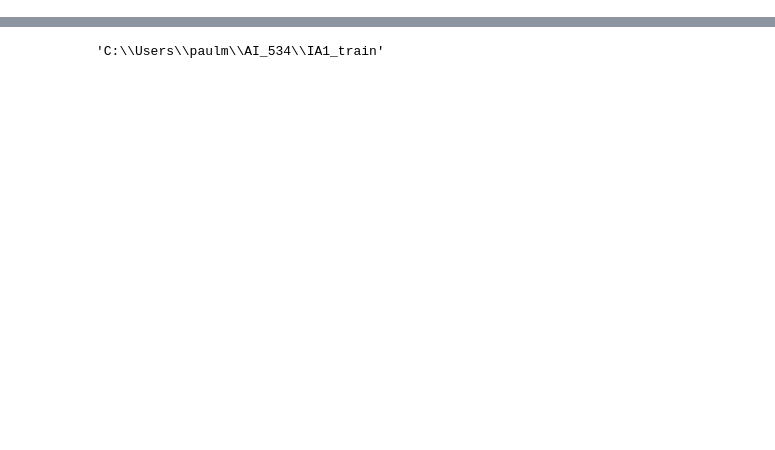
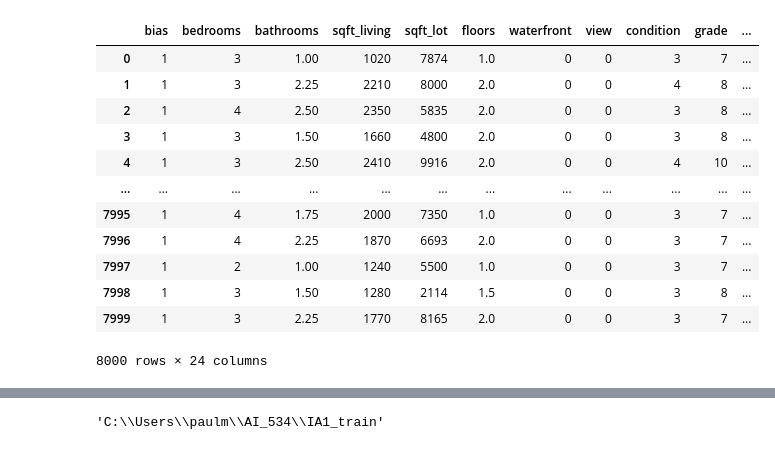
Before and after one commit to morripau/AI_534_IA1, a Jupyter notebook: IA1.ipynb, the cells around one changed output, grey strips where cells are left out. Drawn from its saved outputs; the diff is of its cells as text; code cells hidden in the pictures; blank space fills up the shorter version.

```diff
--- a/IA1.ipynb
+++ b/IA1.ipynb
@@ -3,4 +3,23 @@ import pandas as pd, os, datetime
 # %%
 def load_data(path):
-    df = pd.read_csv (path)
-    return df
+    # Your code here:
+    loaded_data = pd.read_csv(path, parse_dates= ["date"])
+    return loaded_data
+# %%
+train_3 = load_data(training_file_dir)
+# %%
+preprocess_data(train_3)
+# %% [output]
+|  | bias | bedrooms | bathrooms | sqft_living | sqft_lot | floors | waterfront | view | condition | grade | ... |
+| 0 | 1 | 3 | 1.00 | 1020 | 7874 | 1.0 | 0 | 0 | 3 | 7 | ... |
+| 1 | 1 | 3 | 2.25 | 2210 | 8000 | 2.0 | 0 | 0 | 4 | 8 | ... |
+| 2 | 1 | 4 | 2.50 | 2350 | 5835 | 2.0 | 0 | 0 | 3 | 8 | ... |
+| 3 | 1 | 3 | 1.50 | 1660 | 4800 | 2.0 | 0 | 0 | 3 | 8 | ... |
+| 4 | 1 | 3 | 2.50 | 2410 | 9916 | 2.0 | 0 | 0 | 4 | 10 | ... |
+| ... | ... | ... | ... | ... | ... | ... | ... | ... | ... | ... | ... |
+| 7995 | 1 | 4 | 1.75 | 2000 | 7350 | 1.0 | 0 | 0 | 3 | 7 | ... |
+| 7996 | 1 | 4 | 2.25 | 1870 | 6693 | 2.0 | 0 | 0 | 3 | 7 | ... |
+| 7997 | 1 | 2 | 1.00 | 1240 | 5500 | 1.0 | 0 | 0 | 3 | 7 | ... |
+| 7998 | 1 | 3 | 1.50 | 1280 | 2114 | 1.5 | 0 | 0 | 3 | 8 | ... |
+| 7999 | 1 | 3 | 2.25 | 1770 | 8165 | 2.0 | 0 | 0 | 3 | 7 | ... |
+8000 rows × 24 columns
```
Also changed, not shown: parts of 15 cells of this notebook, 3 other files.
